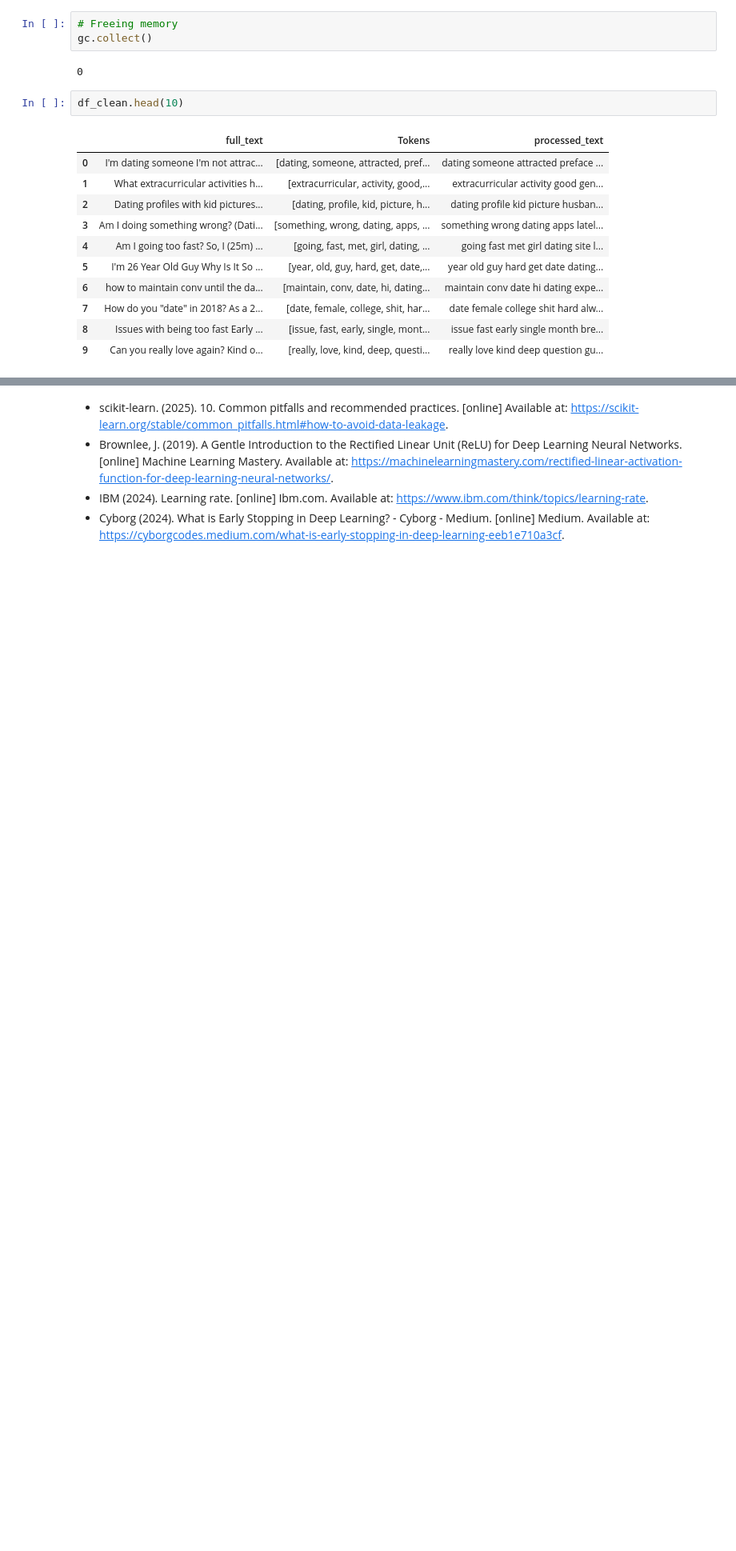
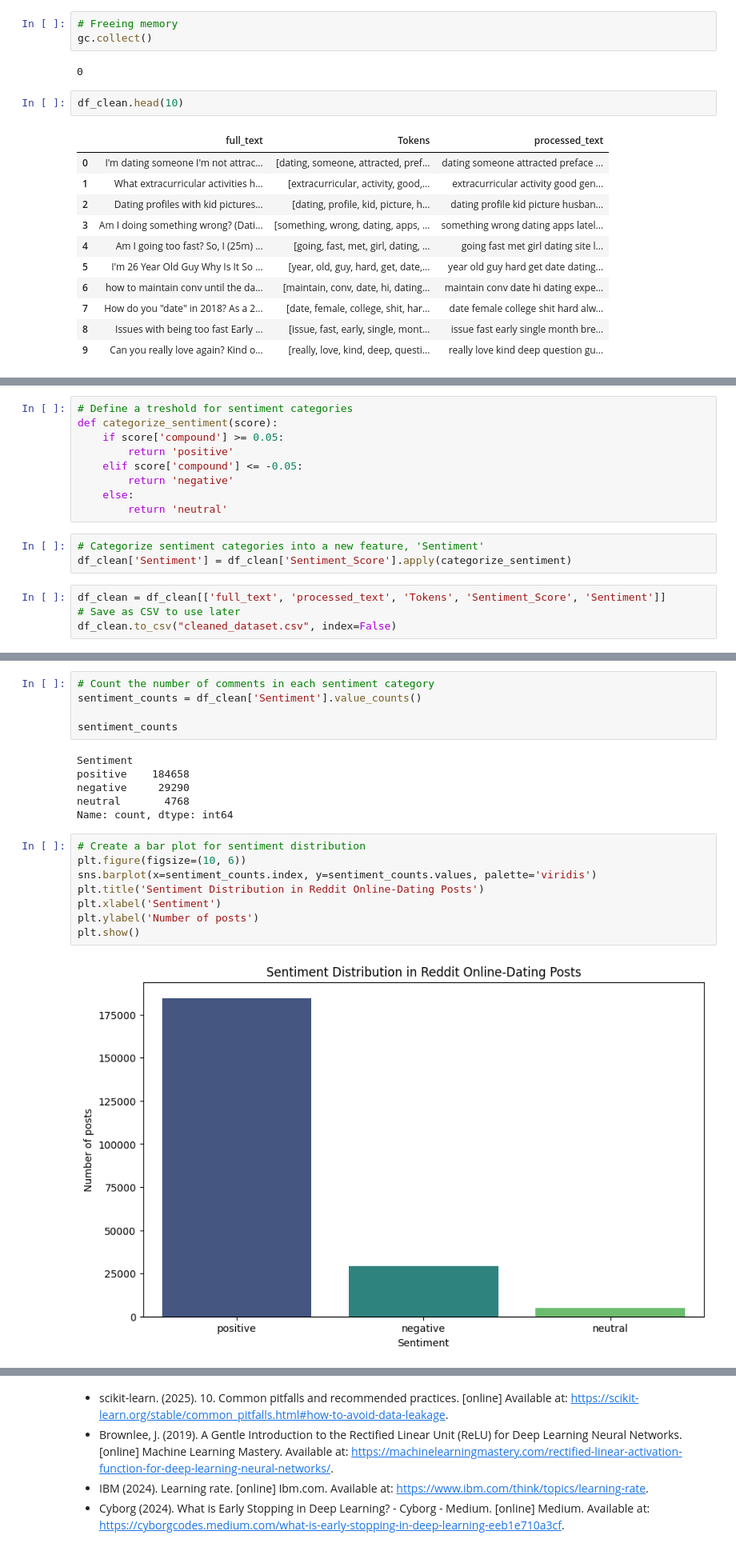
Before and after one commit to Rayenbt/income-prediction-and-reddit-sentiment, a Jupyter notebook: ML_CA2.ipynb, the cells around one changed output, grey strips where cells are left out. Shown: that part at 80% size. Drawn from its saved outputs; the diff is of its cells as text; blank space fills up the shorter version.

Commit message:
Sentiment Analysis using vader + distribution plot

```diff
--- a/ML_CA2.ipynb
+++ b/ML_CA2.ipynb
@@ -796,0 +815,16 @@ df_clean.head(10)
+# %%
+# Define a treshold for sentiment categories
+def categorize_sentiment(score):
+    if score['compound'] >= 0.05:
+        return 'positive'
+    elif score['compound'] <= -0.05:
+        return 'negative'
+    else:
+        return 'neutral'
+# %%
+# Categorize sentiment categories into a new feature, 'Sentiment'
+df_clean['Sentiment'] = df_clean['Sentiment_Score'].apply(categorize_sentiment)
+# %%
+df_clean = df_clean[['full_text', 'processed_text', 'Tokens', 'Sentiment_Score', 'Sentiment']]
+# Save as CSV to use later
+df_clean.to_csv("cleaned_dataset.csv", index=False)
@@ -797,2 +845,23 @@ df_clean.head(10)
+# %%
+# Count the number of comments in each sentiment category
+sentiment_counts = df_clean['Sentiment'].value_counts()
+
+sentiment_counts
+# %% [output]
+Sentiment
+positive    184658
+negative     29290
+neutral       4768
+Name: count, dtype: int64
+# %%
+# Create a bar plot for sentiment distribution
+plt.figure(figsize=(10, 6))
+sns.barplot(x=sentiment_counts.index, y=sentiment_counts.values, palette='viridis')
+plt.title('Sentiment Distribution in Reddit Online-Dating Posts')
+plt.xlabel('Sentiment')
+plt.ylabel('Number of posts')
+plt.show()
+# %% [output]
+[figure, added]
 # %% [markdown]
 # References:
```
Also changed, not shown: parts of 5 cells of this notebook.
